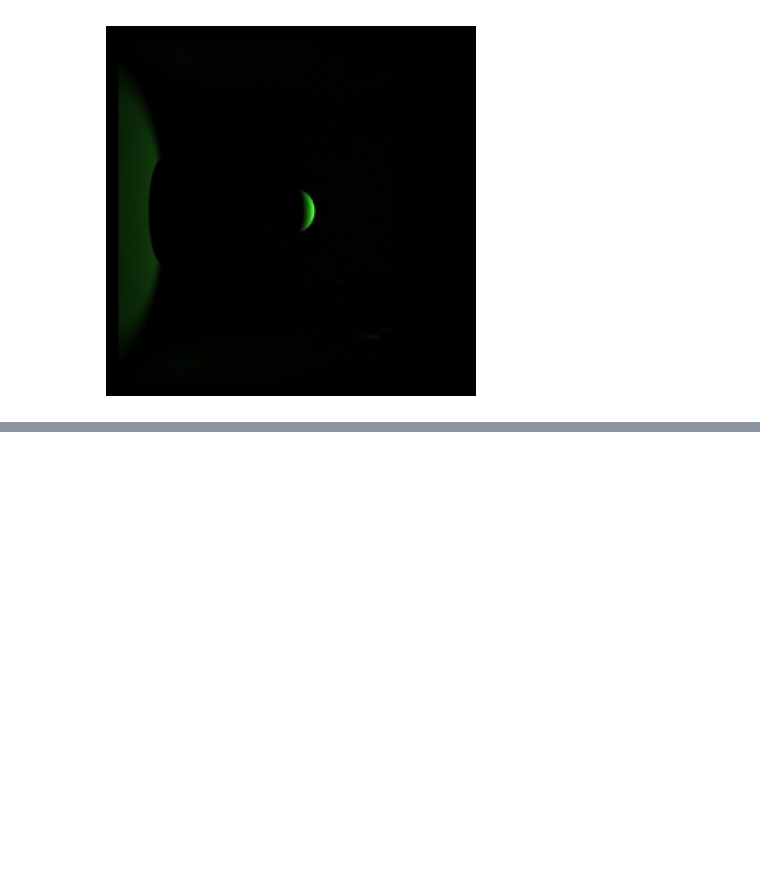
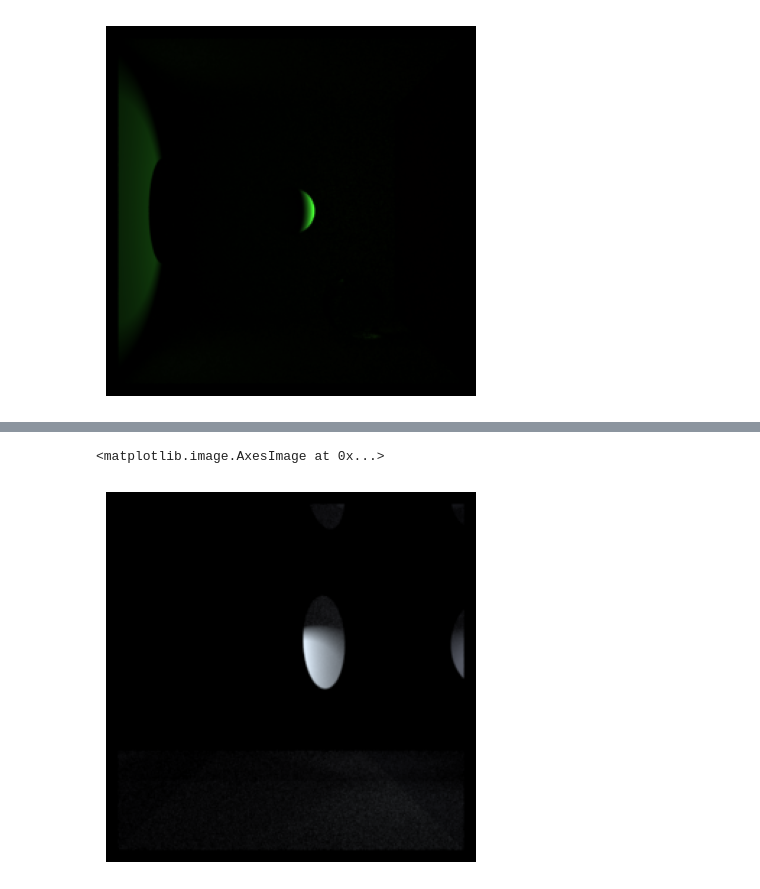
Before and after one commit to BNLNPPS/esi-mitsuba-sandbox, a Jupyter notebook: notebooks/mitsuba_emitter_1.ipynb, the cells around one changed output, grey strips where cells are left out. Saved outputs shown, nothing was run; the diff lists cells and outputs as text; code cells hidden in the pictures; blank space fills up the shorter version.

Commit message:
Added a new scene with a reflecting disk, and successfully edited the XML scene in Python

```diff
--- a/notebooks/mitsuba_emitter_1.ipynb
+++ b/notebooks/mitsuba_emitter_1.ipynb
@@ -28,0 +29,8 @@ Clipping input data to the valid range for imshow with RGB data ([0..1] for floa
+# %%
+scene   = mi.load_file("../scenes/diskbox.xml")
+img1    = mi.render(scene, spp=128)
+plt.axis("off")
+plt.imshow(img1 ** (1.0 / 1.7))
+# %% [output]
+<matplotlib.image.AxesImage at 0x...>
+[figure, added]
```
Also changed, not shown: parts of 3 cells of this notebook, 2 other files.
